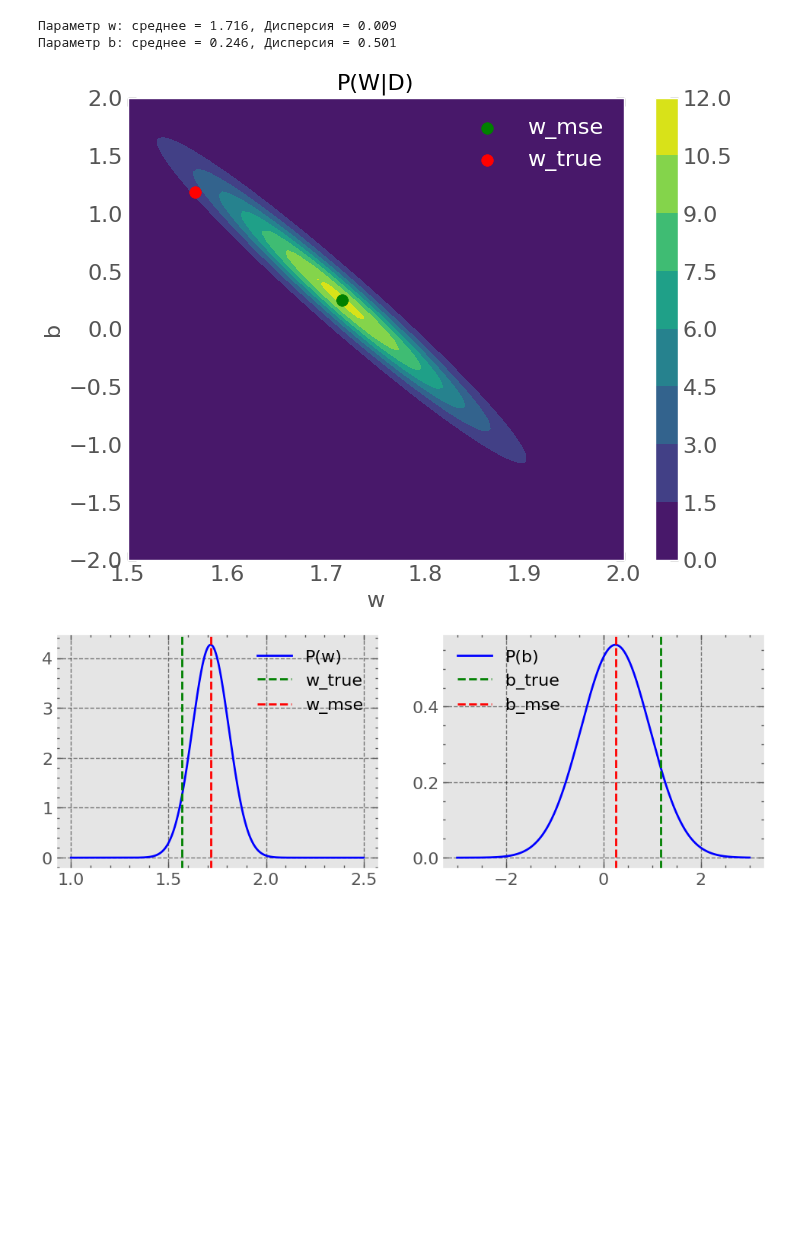
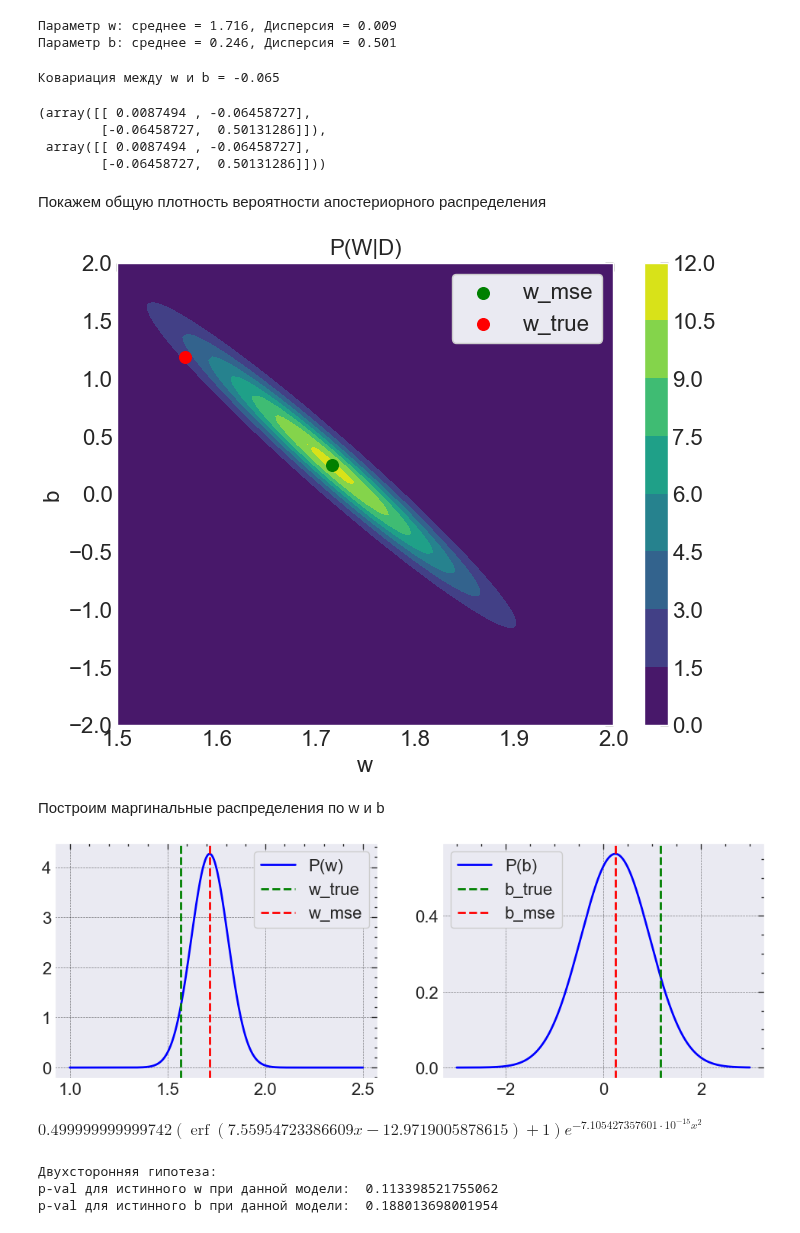
Before and after one commit to 2reckey/Bayesian_Stats, a Jupyter notebook: ML_Models/01_Баесовские_Модели_Линейная_Регрессия.ipynb, the cells around one changed output. Drawn from its saved outputs; the diff is of its cells as text; code cells hidden in the pictures; blank space fills up the shorter version.

Commit message:
Add posterior sample

```diff
--- a/ML_Models/01_Баесовские_Модели_Линейная_Регрессия.ipynb
+++ b/ML_Models/01_Баесовские_Модели_Линейная_Регрессия.ipynb
@@ -6,14 +6,15 @@
 %matplotlib inline
 import numpy as np
 from sklearn.linear_model import LinearRegression, SGDRegressor
+import sympy.utilities.lambdify
+import sympy.stats
 import scipy.stats as stats
-import scipy
 
 import matplotlib.pyplot as plt
 import seaborn as sns
 import scienceplots
 from IPython.core.pylabtools import figsize
-plt.style.use(['science', 'notebook'])
+plt.style.use(['science', 'notebook', 'grid'])
 # %% [markdown]
 Пусть у нас несть какие-то данные которые можно описать линейной зависимостью $Xw = y$,
 \begin{align*}
@@ -403,8 +404,7 @@ $P(w|D) \propto P(D|w) \propto \prod\limits_i \frac{1}{\sigma} EXP\left[\frac{-(
 # %%
 import sympy as sp
 
-w_s = sp.symbols('w')
-b_s = sp.symbols('b')
+w_s, b_s = sp.symbols('w b')
 w_vec = sp.Matrix([[w_s], [b_s]])
 
 #Что-бы не считать 100 лет тройной интеграл по страшному выражению который учитывает еще дисперсию, возьмем нашу оценку максимального правдоподобия для дисперсии
@@ -434,34 +434,54 @@ print(f"Параметр b: среднее = {mean_b:.3f}, Дисперсия =
 # %% [output]
 Параметр w: среднее = 1.716, Дисперсия = 0.009
 Параметр b: среднее = 0.246, Дисперсия = 0.501
+# %%
+Cov_w_b = sp.integrate((w_s - mean_w)*(b_s - mean_b)*P_w_on_D, (w_s, -np.inf, np.inf), (b_s, -np.inf, np.inf)).evalf()
+
+print(f"Ковариация между w и b = {Cov_w_b:.3f}")
+# %% [output]
+Ковариация между w и b = -0.065
+# %%
+mean_vector = np.array([mean_w, mean_b]).astype(np.float_)
+Cov_matrix = np.array([[Var_w, Cov_w_b],[Cov_w_b,Var_b]]).astype(np.float_)
+# Также можно было использовать готовую формулу
+Cov_matrix, np.linalg.inv(X.T@X/Mean_var)
+# %% [output]
+(array([[ 0.0087494 , -0.06458727],
+        [-0.06458727,  0.50131286]]),
+ array([[ 0.0087494 , -0.06458727],
+        [-0.06458727,  0.50131286]]))
+# %% [markdown]
+Покажем общую плотность вероятности апостериорного распределения
 # %%
-from sympy.utilities.lambdify import lambdify
-P_w_on_D_dist_func = lambdify((w_s, b_s), sp.log(P_w_on_D.args[0])+sp.log(P_w_on_D.args[1])+P_w_on_D.args[2].args[0], 'numpy')
+#Лучше было использовать scipy.stats.multivariate_normal так как мы знаем mu_vector и cov_matrix, но для наглядности использовал готовую функцию из sympy с костылями
+P_w_on_D_dist_func = sp.lambdify((w_s, b_s), sp.log(P_w_on_D.args[0])+sp.log(P_w_on_D.args[1])+P_w_on_D.args[2].args[0], 'numpy')
 
 # Создаем сетку значений для x и y
 w_vals = np.linspace(1.5, 2, 100)
 b_vals = np.linspace(-2, 2, 100)
 W, B = np.meshgrid(w_vals, b_vals)
 
 # Вычисляем значения совместного распределения на сетке
 Z = np.exp(P_w_on_D_dist_func(W, B))
 
 # Визуализация совместного распределения с использованием цветовой карты
 plt.figure(figsize=(8, 6))
 contour = plt.contourf(W, B, Z, cmap='viridis')
 plt.scatter([w_mse[0]], [w_mse[1]], c='g', s=70, label='w_mse')
 plt.scatter([w[0]], [w[1]], c='r', s=70, label='w_true')
 plt.colorbar(contour)
 plt.xlabel('w')
 plt.ylabel('b')
 plt.title('P(W|D)')
-plt.legend(labelcolor = 'white')
+plt.legend()
 plt.show()
 # %% [output]
-[figure, old version]
+[figure, new version]
+# %% [markdown]
+Построим маргинальные распределения по w и b
 # %%
-posterior_w_density_func = lambdify(w_s, w_dist, 'numpy')
-posterior_b_density_func = lambdify(b_s, b_dist, 'numpy')
+posterior_w_density_func = sp.lambdify(w_s, w_dist, 'numpy')
+posterior_b_density_func = sp.lambdify(b_s, b_dist, 'numpy')
 
 w_cords = np.linspace(1,2.5, 1000)
 b_cords = np.linspace(-3,3, 1000)
@@ -479,4 +499,30 @@ axs[0].legend()
 axs[1].legend()
 plt.show()
 # %% [output]
-[figure, old version]
+[figure, new version]
+# %%
+#Sympy позволяет представлять одномерные распределения, с многомерными проблема как и в scipy
+x_s = sp.symbols('x')
+
+W_DIST = sp.stats.ContinuousDistributionHandmade(sp.Lambda(w_s, w_dist))
+B_DIST = sp.stats.ContinuousDistributionHandmade(sp.Lambda(b_s, b_dist))
+
+w_cdf = sp.simplify(W_DIST.cdf(x_s))
+b_cdf = sp.simplify(B_DIST.cdf(x_s))
+w_cdf
+# %% [output]
+$\displaystyle 0.499999999999742 \left(\operatorname{erf}{\left(7.55954723386609 x - 12.9719005878615 \right)} + 1\right) e^{- 7.105427357601 \cdot 10^{-15} x^{2}}$
+# %%
+def num_cdf(cdf, x):
+    return sp.simplify(cdf.subs({x_s: x})).evalf()
+
+w_true_p_val = num_cdf(w_cdf, w[0,0]) + 1 - num_cdf(w_cdf, 2*mean_w - w[0,0])
+b_true_p_val = 1 - num_cdf(b_cdf, w[1,0]) + num_cdf(b_cdf, 2*mean_b - w[1,0])
+
+print("Двухсторонняя гипотеза:")
+print("p-val для истинного w при данной модели: ", w_true_p_val)
+print("p-val для истинного b при данной модели: ", b_true_p_val)
+# %% [output]
+Двухсторонняя гипотеза:
+p-val для истинного w при данной модели:  0.113398521755062
+p-val для истинного b при данной модели:  0.188013698001954
```
Also changed, not shown: parts of 20 cells of this notebook.
